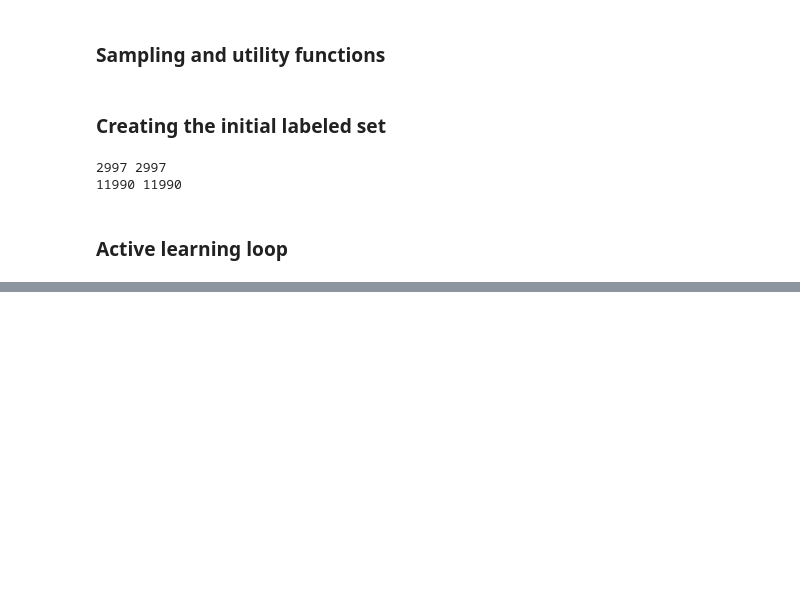
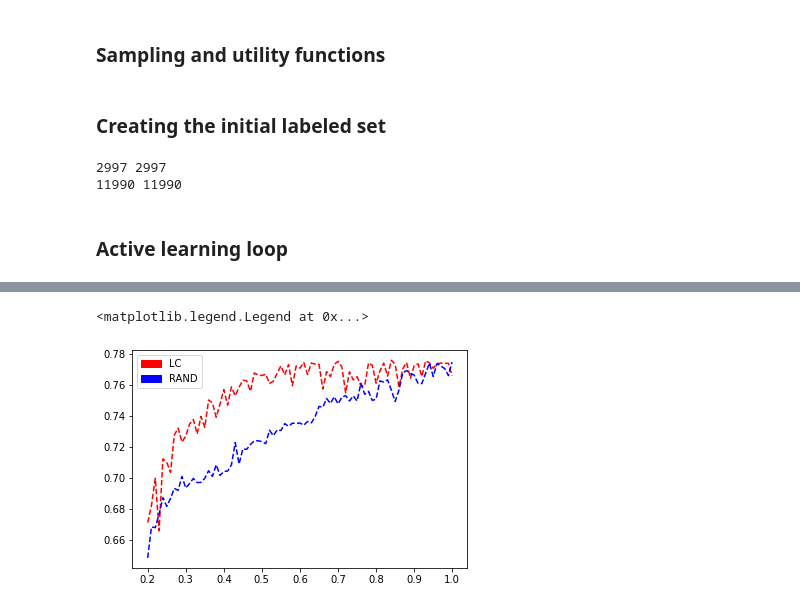
Before and after one commit to avio11/Active_CRF_NER, a Jupyter notebook: active_learning_CRF.ipynb, the cells around one changed output, grey strips where cells are left out. Drawn from its saved outputs; the diff is of its cells as text; code cells hidden in the pictures; blank space fills up the shorter version.

```diff
--- a/active_learning_CRF.ipynb
+++ b/active_learning_CRF.ipynb
@@ -285,0 +270,12 @@ Text(0, 0.5, 'F1-score')
+# %%
+# LC = hist
+RAND = hist
+# %%
+plt.plot(labeled_size, LC, 'r--')
+plt.plot(labeled_size, RAND, 'b--')
+red_patch = mpatches.Patch(color='red', label='LC')
+blue_patch = mpatches.Patch(color='blue', label='RAND')
+plt.legend(handles=[red_patch, blue_patch])
+# %% [output]
+<matplotlib.legend.Legend at 0x...>
+[figure, added]
```
Also changed, not shown: parts of 4 cells of this notebook.
